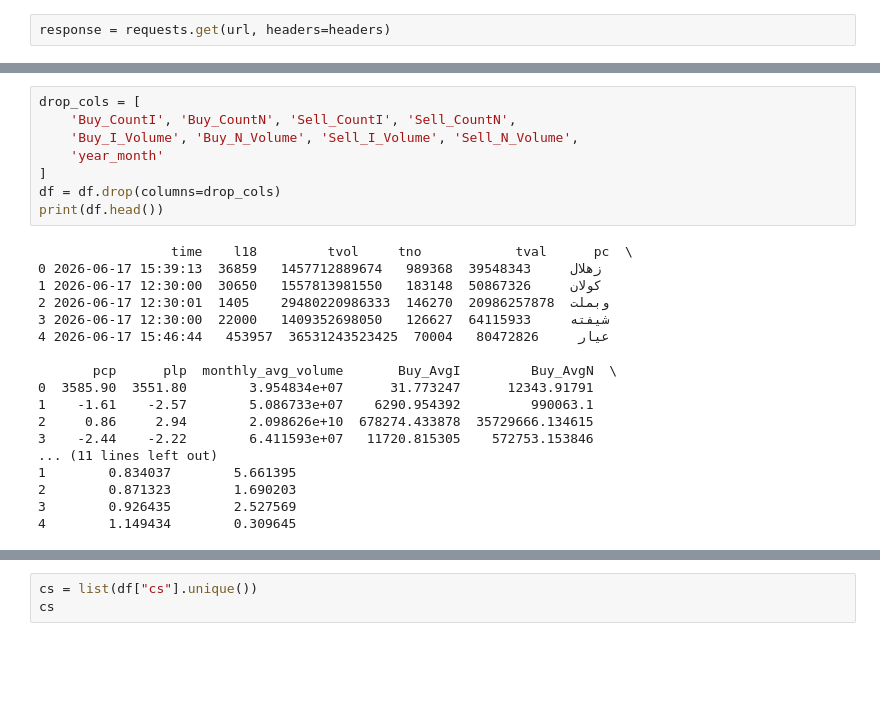
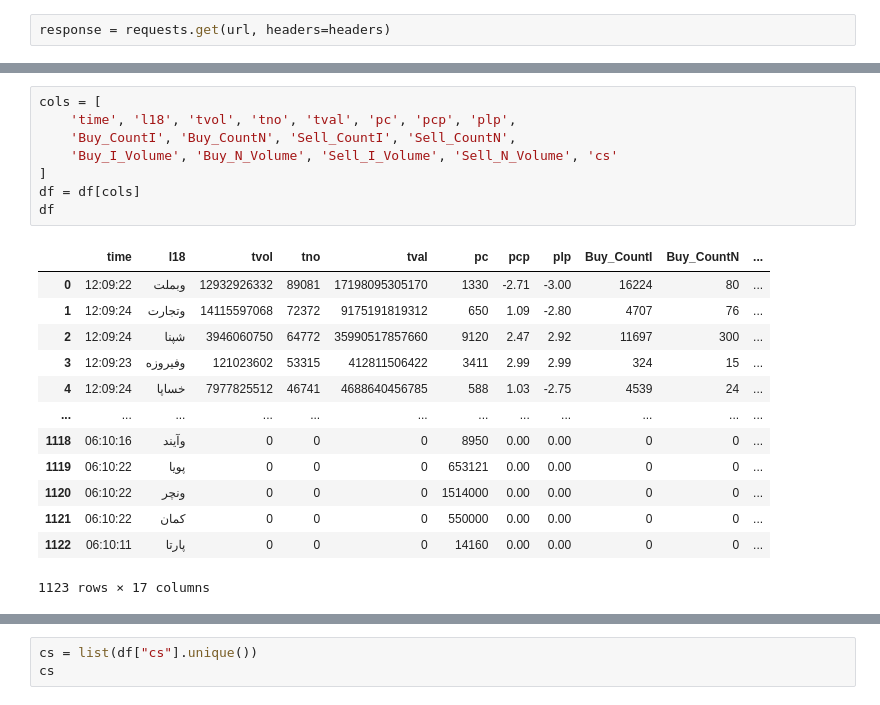
Before and after one commit to Mamootin/IranBourseMarketAnalysis, a Jupyter notebook: CompaniesData.ipynb, the cells around one changed output, grey strips where cells are left out. Saved outputs shown, nothing was run; the diff lists cells and outputs as text; blank space fills up the shorter version.

```diff
--- a/CompaniesData.ipynb
+++ b/CompaniesData.ipynb
@@ -124,26 +72,22 @@ print(df.head())
-# %%
-drop_cols = [
-    'Buy_CountI', 'Buy_CountN', 'Sell_CountI', 'Sell_CountN',
-    'Buy_I_Volume', 'Buy_N_Volume', 'Sell_I_Volume', 'Sell_N_Volume',
-    'year_month'
-]
-df = df.drop(columns=drop_cols)
-print(df.head())
-# %% [output]
-                 time    l18         tvol     tno            tval      pc  \
-0 2026-06-17 15:39:13  زهلال     39548343  989368   1457712889674   36859
-1 2026-06-17 12:30:00  کولان     50867326  183148   1557813981550   30650
-2 2026-06-17 12:30:01  وبملت  20986257878  146270  29480220986333    1405
-3 2026-06-17 12:30:00  شیفته     64115933  126627   1409352698050   22000
-4 2026-06-17 15:46:44   عیار     80472826   70004  36531243523425  453957
-
-       pcp      plp  monthly_avg_volume       Buy_AvgI         Buy_AvgN  \
-0  3585.90  3551.80        3.954834e+07      31.773247      12343.91791
-1    -1.61    -2.57        5.086733e+07    6290.954392         990063.1
-2     0.86     2.94        2.098626e+10  678274.433878  35729666.134615
-3    -2.44    -2.22        6.411593e+07   11720.815305    572753.153846
-... (11 lines left out)
-1        0.834037        5.661395
-2        0.871323        1.690203
-3        0.926435        2.527569
-4        1.149434        0.309645
+# %%
+cols = [
+    'time', 'l18', 'tvol', 'tno', 'tval', 'pc', 'pcp', 'plp',
+    'Buy_CountI', 'Buy_CountN', 'Sell_CountI', 'Sell_CountN',
+    'Buy_I_Volume', 'Buy_N_Volume', 'Sell_I_Volume', 'Sell_N_Volume', 'cs'
+]
+df = df[cols]
+df
+# %% [output]
+|  | time | l18 | tvol | tno | tval | pc | pcp | plp | Buy_CountI | Buy_CountN | ... |
+| 0 | 12:09:22 | وبملت | 12932926332 | 89081 | 17198095305170 | 1330 | -2.71 | -3.00 | 16224 | 80 | ... |
+| 1 | 12:09:24 | وتجارت | 14115597068 | 72372 | 9175191819312 | 650 | 1.09 | -2.80 | 4707 | 76 | ... |
+| 2 | 12:09:24 | شپنا | 3946060750 | 64772 | 35990517857660 | 9120 | 2.47 | 2.92 | 11697 | 300 | ... |
+| 3 | 12:09:23 | وفیروزه | 121023602 | 53315 | 412811506422 | 3411 | 2.99 | 2.99 | 324 | 15 | ... |
+| 4 | 12:09:24 | خساپا | 7977825512 | 46741 | 4688640456785 | 588 | 1.03 | -2.75 | 4539 | 24 | ... |
+| ... | ... | ... | ... | ... | ... | ... | ... | ... | ... | ... | ... |
+| 1118 | 06:10:16 | وآیند | 0 | 0 | 0 | 8950 | 0.00 | 0.00 | 0 | 0 | ... |
+| 1119 | 06:10:22 | پویا | 0 | 0 | 0 | 653121 | 0.00 | 0.00 | 0 | 0 | ... |
+| 1120 | 06:10:22 | ونچر | 0 | 0 | 0 | 1514000 | 0.00 | 0.00 | 0 | 0 | ... |
+| 1121 | 06:10:22 | کمان | 0 | 0 | 0 | 550000 | 0.00 | 0.00 | 0 | 0 | ... |
+| 1122 | 06:10:11 | پارتا | 0 | 0 | 0 | 14160 | 0.00 | 0.00 | 0 | 0 | ... |
+1123 rows × 17 columns
```
Also changed, not shown: parts of 11 cells of this notebook.
